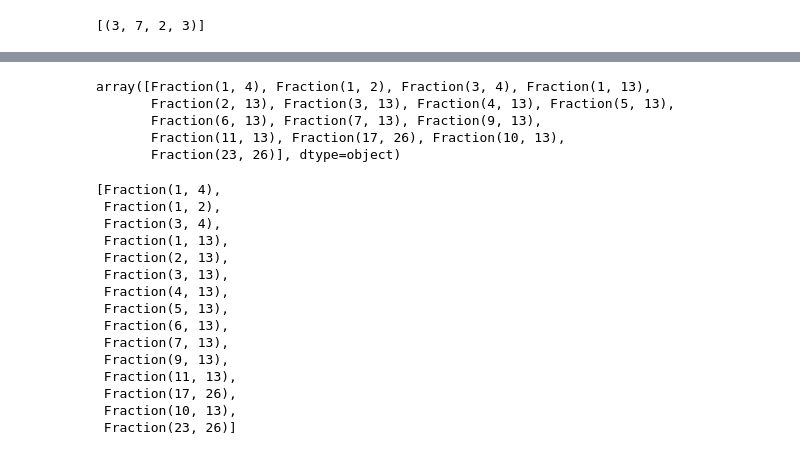
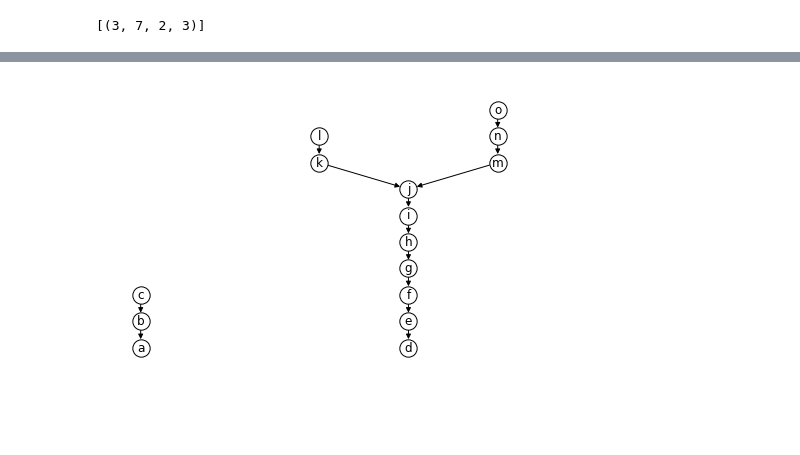
Before and after one commit to emczg/corsort, a Jupyter notebook: sandbox/A_chain_and_a_Y.ipynb, the cells around one changed output, grey strips where cells are left out. Saved outputs shown, nothing was run; the diff lists cells and outputs as text; code cells hidden in the pictures; blank space fills up the shorter version.

```diff
--- a/sandbox/A_chain_and_a_Y.ipynb
+++ b/sandbox/A_chain_and_a_Y.ipynb
@@ -287,45 +47,46 @@ print_order(kemeny_order(a, b, c, d))
 ## Looking for a more complex example
 # %%
 def is_good_example(a, b, c, d):
-    n = a + b + c + d
-    my_rho = rho(a, b, c, d)
-    if len(set(my_rho)) < n:  # Tie in rho
+    poset = ChainAndY(a, b, c, d)
+    n_nodes = poset.n_nodes
+    rho = poset.rho
+    if len(set(rho)) < n_nodes:  # Tie in rho
         return False
-    my_delta = delta(a, b, c, d)
-    if len(set(my_delta)) < n:  # Tie in delta
+    delta = poset.delta
+    if len(set(delta)) < n_nodes:  # Tie in delta
         return False
-    order_rho = np.argsort(my_rho)
-    order_delta = np.argsort(my_delta)
+    order_rho = poset.order_rho
+    order_delta = poset.order_delta
     if np.array_equal(order_rho, order_delta):  # rho and delta agree
         return False
-    my_p = average_normalized_height(a, b, c, d)
-    if len(set(my_p)) < n:  # Tie in p
+    normalized_height = poset.average_normalized_height
+    if len(set(normalized_height)) < n_nodes:  # Tie in p
         return False
-    order_p = np.argsort(my_p)
-    if np.array_equal(order_p, order_rho):  # p and rho agree
+    order_average_height = poset.order_average_height
+    if np.array_equal(order_average_height, order_rho):  # p and rho agree
         return False
-    if np.array_equal(order_p, order_delta):  # p and delta agree
+    if np.array_equal(order_average_height, order_delta):  # p and delta agree
         return False
-    order_kemeny = kemeny_order(a, b, c, d)
+    order_kemeny = poset.order_kemeny
     if np.array_equal(order_kemeny, order_rho):  # kemeny and rho agree
         return False
     if np.array_equal(order_kemeny, order_delta):  # kemeny and delta agree
         return False
-    if np.array_equal(order_kemeny, order_p):  # kemeny and p agree
+    if np.array_equal(order_kemeny, order_average_height):  # kemeny and p agree
         return False
     return True
 # %%
 def find_minimal_example():
-    n = 0
+    n_nodes = 0
     results = []
     found = False
     while not found:
-        n += 1
-        for a in range(n + 1):
-            for b in range(n - a + 1):
-                remains = n - a - b
+        n_nodes += 1
+        for a in range(n_nodes + 1):
+            for b in range(n_nodes - a + 1):
+                remains = n_nodes - a - b
                 for c in range(remains // 2 + 1):
-                    d = n - a - b - c
+                    d = n_nodes - a - b - c
                     print(f"Testing {a=}, {b=}, {c=}, {d=}...")
                     if is_good_example(a, b, c, d):
                         results.append((a, b, c, d))
@@ -396,27 +119,5 @@ kemeny
-# %%
-average_normalized_height(a, b, c, d)
-# %% [output]
-array([Fraction(1, 4), Fraction(1, 2), Fraction(3, 4), Fraction(1, 13),
-       Fraction(2, 13), Fraction(3, 13), Fraction(4, 13), Fraction(5, 13),
-       Fraction(6, 13), Fraction(7, 13), Fraction(9, 13),
-       Fraction(11, 13), Fraction(17, 26), Fraction(10, 13),
-       Fraction(23, 26)], dtype=object)
-# %%
-heights = [Fraction(int(num), 4550 * (a + b + c + d + 1)) for num in average_normalized_height(a, b, c, d) * (a + b + c + d + 1) * 4550]
-heights
-# %% [output]
-[Fraction(1, 4),
- Fraction(1, 2),
- Fraction(3, 4),
- Fraction(1, 13),
- Fraction(2, 13),
- Fraction(3, 13),
- Fraction(4, 13),
- Fraction(5, 13),
- Fraction(6, 13),
- Fraction(7, 13),
- Fraction(9, 13),
- Fraction(11, 13),
- Fraction(17, 26),
- Fraction(10, 13),
- Fraction(23, 26)]
+# %%
+poset = ChainAndY(*results[0])
+poset.draw(with_labels=True, alpha_labels=True)
+# %% [output]
+[figure, added]
```
Also changed, not shown: parts of 48 cells of this notebook, 5 other files.
